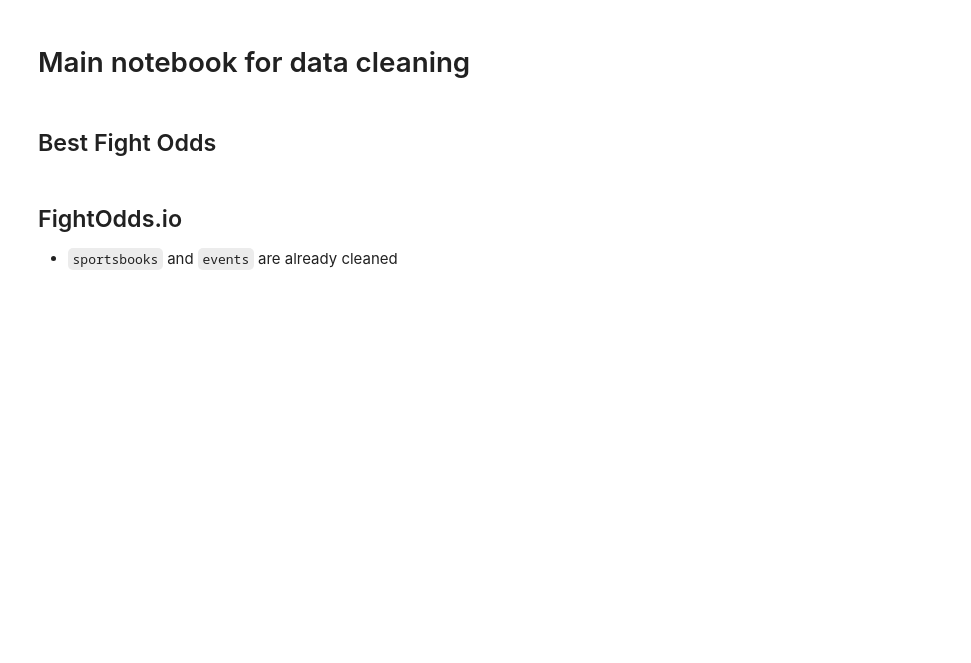
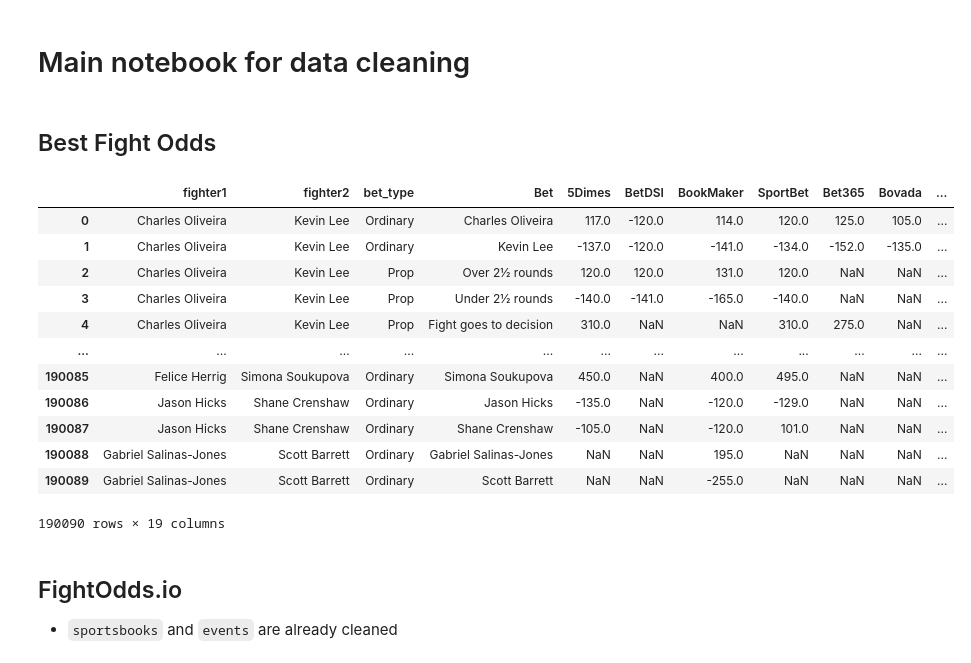
Before and after one commit to ehan03/yale-senior-thesis, a Jupyter notebook: notebooks/cleaning/clean_data.ipynb, the cells around one changed output. Cells and saved outputs as stored; diff of their text form; code cells hidden in the pictures; blank space fills up the shorter version.

```diff
--- a/notebooks/cleaning/clean_data.ipynb
+++ b/notebooks/cleaning/clean_data.ipynb
@@ -17,6 +17,23 @@ raw_data_dir = os.path.join(data_dir, "raw")
 clean_data_dir = os.path.join(data_dir, "clean")
 # %% [markdown]
 ## Best Fight Odds
+# %%
+bestfightodds_prop_odds = pd.read_csv(os.path.join(raw_data_dir, "Best Fight Odds", "closing_with_props.csv"), parse_dates=["Card_Date"])
+bestfightodds_prop_odds
+# %% [output]
+|  | fighter1 | fighter2 | bet_type | Bet | 5Dimes | BetDSI | BookMaker | SportBet | Bet365 | Bovada | ... |
+| 0 | Charles Oliveira | Kevin Lee | Ordinary | Charles Oliveira | 117.0 | -120.0 | 114.0 | 120.0 | 125.0 | 105.0 | ... |
+| 1 | Charles Oliveira | Kevin Lee | Ordinary | Kevin Lee | -137.0 | -120.0 | -141.0 | -134.0 | -152.0 | -135.0 | ... |
+| 2 | Charles Oliveira | Kevin Lee | Prop | Over 2½ rounds | 120.0 | 120.0 | 131.0 | 120.0 | NaN | NaN | ... |
+| 3 | Charles Oliveira | Kevin Lee | Prop | Under 2½ rounds | -140.0 | -141.0 | -165.0 | -140.0 | NaN | NaN | ... |
+| 4 | Charles Oliveira | Kevin Lee | Prop | Fight goes to decision | 310.0 | NaN | NaN | 310.0 | 275.0 | NaN | ... |
+| ... | ... | ... | ... | ... | ... | ... | ... | ... | ... | ... | ... |
+| 190085 | Felice Herrig | Simona Soukupova | Ordinary | Simona Soukupova | 450.0 | NaN | 400.0 | 495.0 | NaN | NaN | ... |
+| 190086 | Jason Hicks | Shane Crenshaw | Ordinary | Jason Hicks | -135.0 | NaN | -120.0 | -129.0 | NaN | NaN | ... |
+| 190087 | Jason Hicks | Shane Crenshaw | Ordinary | Shane Crenshaw | -105.0 | NaN | -120.0 | 101.0 | NaN | NaN | ... |
+| 190088 | Gabriel Salinas-Jones | Scott Barrett | Ordinary | Gabriel Salinas-Jones | NaN | NaN | 195.0 | NaN | NaN | NaN | ... |
+| 190089 | Gabriel Salinas-Jones | Scott Barrett | Ordinary | Scott Barrett | NaN | NaN | -255.0 | NaN | NaN | NaN | ... |
+190090 rows × 19 columns
 # %%
 df_list = []
 
```
Also changed, not shown: parts of 1 cell of this notebook, 3 other files.
